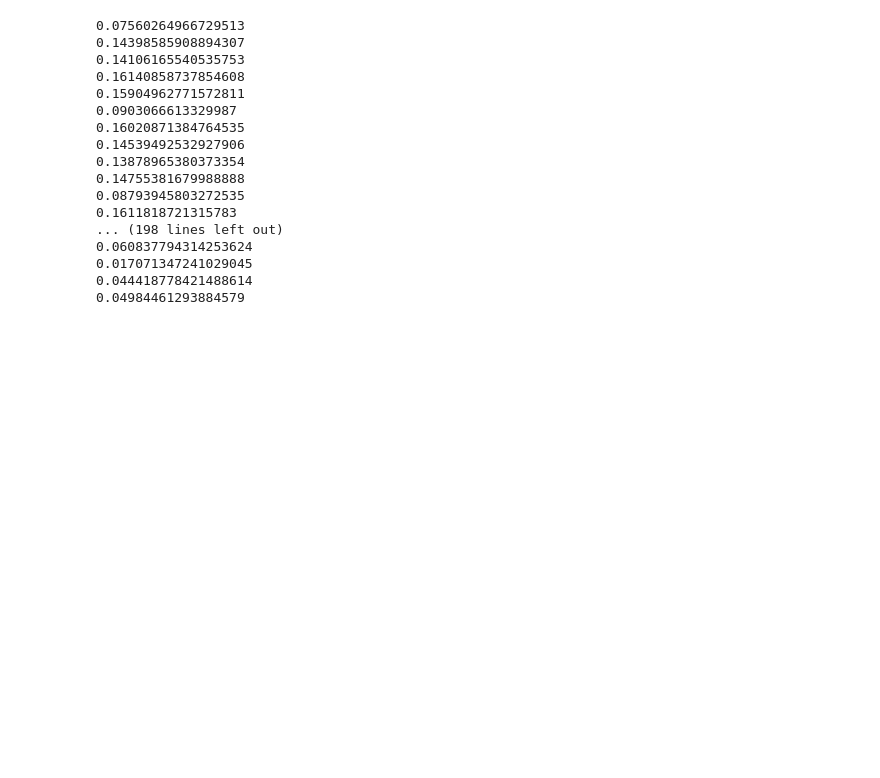
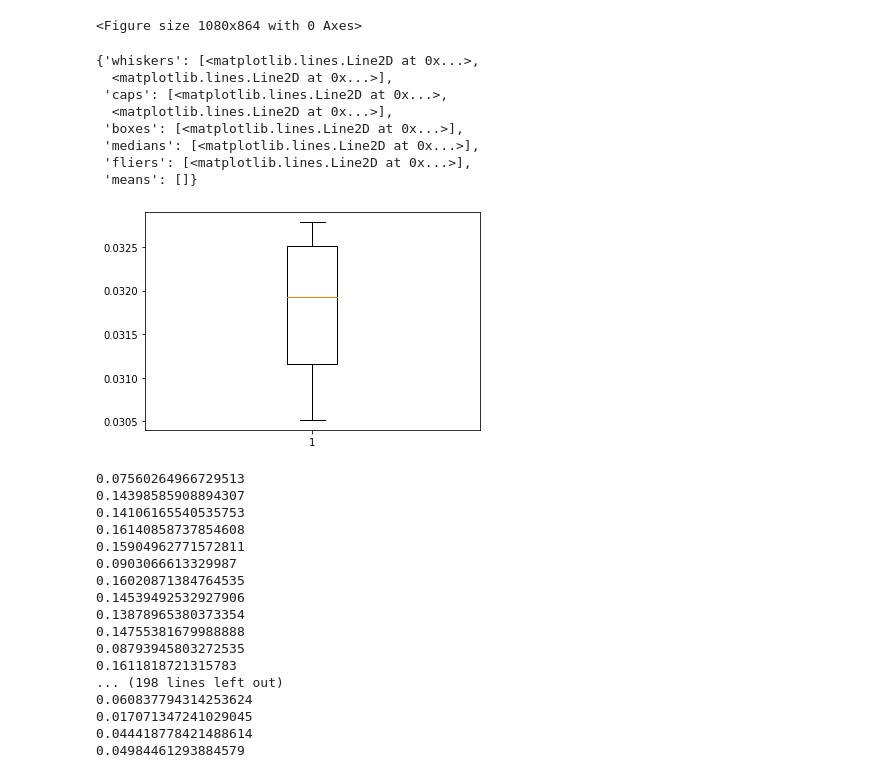
Before and after one commit to anti002/IsolationForestTinyML, a Jupyter notebook: Offline_solution/sciForest.ipynb, the cells around one changed output. Cells and saved outputs as stored; diff of their text form; code cells hidden in the pictures; blank space fills up the shorter version.

Commit message:
added data and plots

```diff
--- a/Offline_solution/sciForest.ipynb
+++ b/Offline_solution/sciForest.ipynb
@@ -56,7 +56,7 @@ for i, offset in enumerate(clusters_separation):
     X = np.delete(X, 0, 0)
     X = np.delete(X, 0, 0)
     X = np.delete(X, 0, 0)
-    X = np.delete(X, 1, 0)
+    X = np.delete(X, 0, 1) #WARNING changed 1, 0 to 0,1
     print(X)
     y_true = np.empty([1,0], dtype=int)
 
@@ -70,48 +70,48 @@ for i, offset in enumerate(clusters_separation):
 
 
     # Fit the model
-    #plt.figure(figsize=(15, 12))
+    plt.figure(figsize=(15, 12))
     for i, (clf_name, clf) in enumerate(classifiers.items()):
         #print(i + 1, 'fitting', clf_name)
         # fit the data and tag outliers
         p = 0
         aps = []
-        #while p < 10:
-        clf.fit(X)
+        while p < 10:
+            clf.fit(X)
         #WARNING put +1
-        scores_pred = clf.decision_function(X) * 1
-        #threshold = percentile(scores_pred, 100 * outliers_fraction)
-        #y_pred = clf.predict(A) * -1
-        #y_pred = (y_pred + 1) / 2
-        #aps.append(average_precision_score(y_true, scores_pred))
-        #p += 1
-        #n_errors = (y_pred != ground_truth).sum()
+            scores_pred = clf.decision_function(X) * 1
+            threshold = percentile(scores_pred, 100 * outliers_fraction)
+            y_pred = clf.predict(X) * -1
+            y_pred = (y_pred + 1) / 2
+            aps.append(average_precision_score(y_true, scores_pred))
+            p += 1
         # plot the levels lines and the points
         #WARNING +1
-        #Z = clf.decision_function(np.c_[xx.ravel(), yy.ravel()]) * 1
+        ##Z = clf.decision_function(np.c_[xx.ravel(), yy.ravel()]) * 1
         #Z = Z.reshape(xx.shape)
-        #plt.figure(figsize=[10,10])
-        #subplot = plt.subplot(2, 2, 1)
-        #subplot.contourf(xx, yy, Z, levels=np.linspace(Z.min(), threshold, 7),
-        #                 cmap=plt.cm.Blues_r)
-        #a = subplot.contour(xx, yy, Z, levels=[-threshold],
-        #                    linewidths=2, colors='red')
-        #subplot.contourf(xx, yy, Z, levels=[threshold, Z.max()],
-        #                 colors='orange')
-        #b = subplot.scatter(X[:-n_outliers, 0], X[:-n_outliers, 1], c='white',
-        #                    s=20, edgecolor='k')
-        #c = subplot.scatter(X[-n_outliers:, 0], X[-n_outliers:, 1], c='black',
-        #                    s=20, edgecolor='k')
-        #subplot.axis('tight')
-        #subplot.legend(
-         #   [a.collections[0], b, c],
-        #    ['learned decision function', 'true inliers', 'true outliers'],
-          #  prop=matplotlib.font_manager.FontProperties(size=10),
-          #  loc='lower right')
-        #subplot.set_xlabel("%d. %s (errors: %d)" % (i + 1, clf_name, n_errors))
-        #subplot.set_xlim((-7, 7))
-        #subplot.set_ylim((-7, 7))
+      #  plt.figure(figsize=[10,10])
+       # subplot = plt.subplot(2, 2, 1)
+       # subplot.contourf(xx, yy, Z, levels=np.linspace(Z.min(), threshold, 7),
+      #                   cmap=plt.cm.Blues_r)
+      #  a = subplot.contour(xx, yy, Z, levels=[-threshold],
+      #                      linewidths=2, colors='red')
+     #   subplot.contourf(xx, yy, Z, levels=[threshold, Z.max()],
+     ##                    colors='orange')
+     #   b = subplot.scatter(X[:-n_outliers, 0], X[:-n_outliers, 1], c='white',
+     #                       s=20, edgecolor='k')
+      #  c = subplot.scatter(X[-n_outliers:, 0], X[-n_outliers:, 1], c='black',
+       #                     s=20, edgecolor='k')
+       # subplot.axis('tight')
+       # subplot.legend(
+       #     [a.collections[0], b, c],
+       #     ['learned decision function', 'true inliers', 'true outliers'],
+       #     prop=matplotlib.font_manager.FontProperties(size=10),
+       #     loc='lower right')
+       # subplot.set_xlim((-7, 7))
+       # subplot.set_ylim((-7, 7))
     #plt.subplots_adjust(0.04, 0.1, 0.96, 0.94, 0.1, 0.26)
     #plt.suptitle("Outlier detection")
-#plt.show()
-#plt.boxplot(aps)
+print(aps)
+plt.show()
+plt.boxplot(aps)
+# %% [output]
@@ -118,3 +136,13 @@ for i, offset in enumerate(clusters_separation):
+<Figure size 1080x864 with 0 Axes>
+{'whiskers': [<matplotlib.lines.Line2D at 0x...>,
+  <matplotlib.lines.Line2D at 0x...>],
+ 'caps': [<matplotlib.lines.Line2D at 0x...>,
+  <matplotlib.lines.Line2D at 0x...>],
+ 'boxes': [<matplotlib.lines.Line2D at 0x...>],
+ 'medians': [<matplotlib.lines.Line2D at 0x...>],
+ 'fliers': [<matplotlib.lines.Line2D at 0x...>],
+ 'means': []}
+[figure, added]
 # %%
 file = open("save_vectors.ino", "w")
 
```
Also changed, not shown: parts of 1 cell of this notebook, 31 other files.
